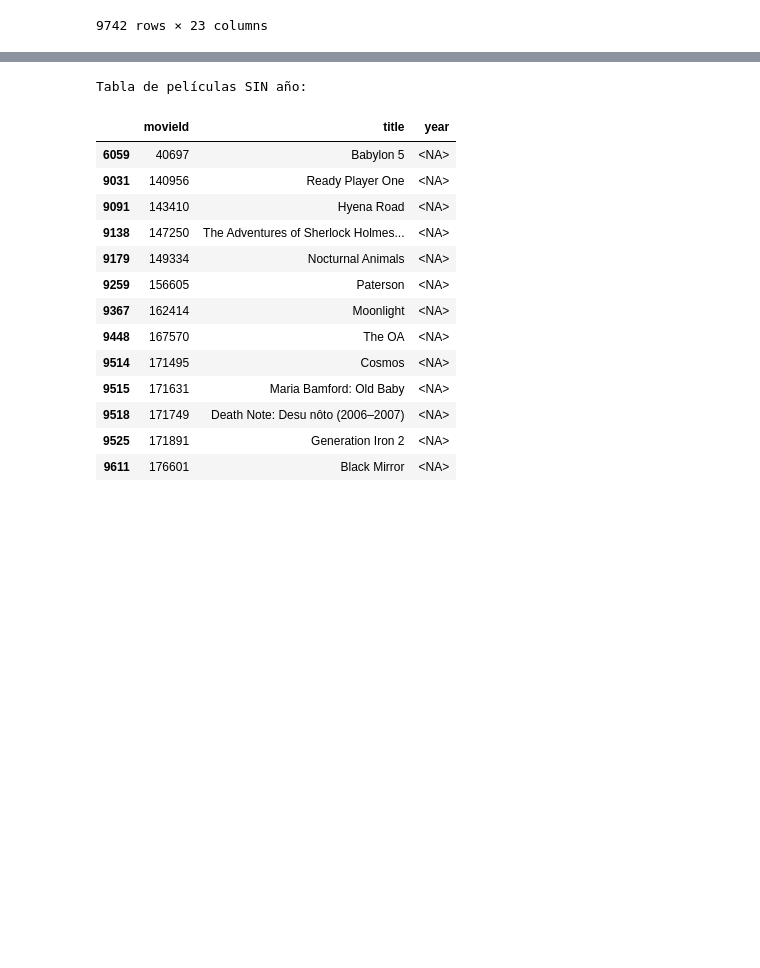
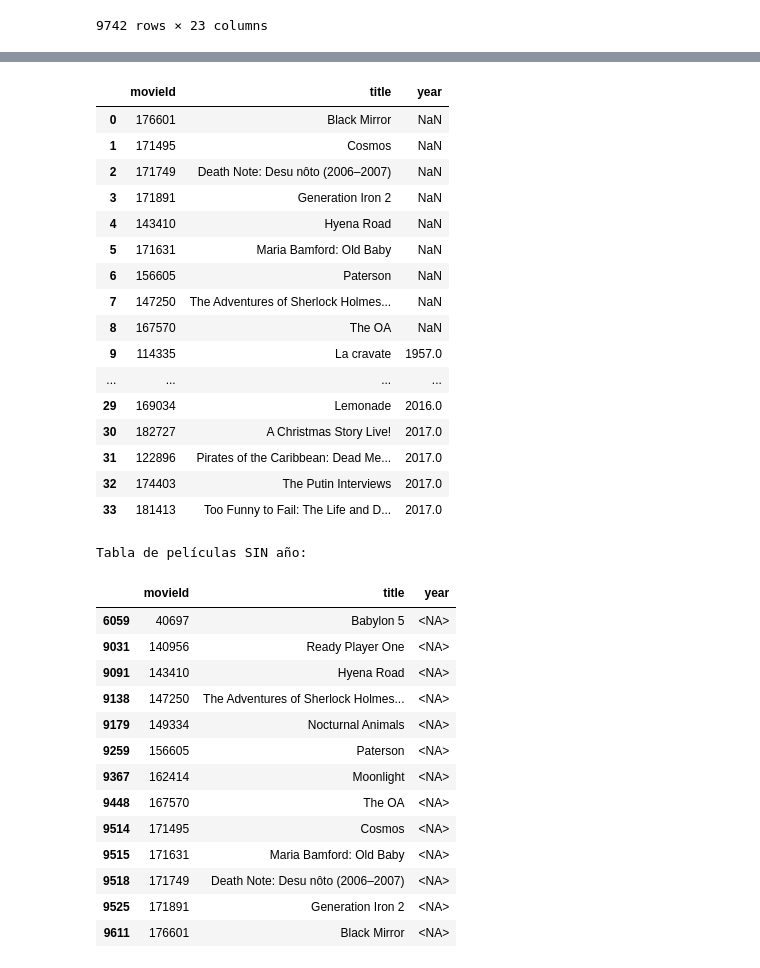
Before and after one commit to ValentinaJimenezTorres/A3_marketing, a Jupyter notebook: b_exploracion_limpieza.ipynb, the cells around one changed output, grey strips where cells are left out. Saved outputs shown, nothing was run; the diff lists cells and outputs as text; code cells hidden in the pictures; blank space fills up the shorter version.

```diff
--- a/b_exploracion_limpieza.ipynb
+++ b/b_exploracion_limpieza.ipynb
@@ -37,7 +37,7 @@ os.chdir(path) #Subir y descargar archivos de la ruta del repositorio de trabajo
 # %% [markdown]
 ## Conexión
 # %%
-con = sql.connect('data/db_movies_c') #Conectarse a la base de datos existente y transportar datos
+con = sql.connect('data/db_movies_c1') #Conectarse a la base de datos existente y transportar datos
 cur = con.cursor() #Otra conexión (cursor) para ejecutar las consultas en la bd sin traer ni llevar info
 # %%
 #Consultar qué tablas disponibles tiene la bd
@@ -178,3 +212,29 @@ movies_con_generos
+# %%
+# obtener los detalles de las películas sin género
+pd.read_sql("""
+    SELECT movieId, title, year
+    FROM movies_clean
+    WHERE "(no genres listed)" = 1
+    ORDER BY year, title
+""", con)
+# %% [output]
+|  | movieId | title | year |
+| 0 | 176601 | Black Mirror | NaN |
+| 1 | 171495 | Cosmos | NaN |
+| 2 | 171749 | Death Note: Desu nôto (2006–2007) | NaN |
+| 3 | 171891 | Generation Iron 2 | NaN |
+| 4 | 143410 | Hyena Road | NaN |
+| 5 | 171631 | Maria Bamford: Old Baby | NaN |
+| 6 | 156605 | Paterson | NaN |
+| 7 | 147250 | The Adventures of Sherlock Holmes... | NaN |
+| 8 | 167570 | The OA | NaN |
+| 9 | 114335 | La cravate | 1957.0 |
+| ... | ... | ... | ... |
+| 29 | 169034 | Lemonade | 2016.0 |
+| 30 | 182727 | A Christmas Story Live! | 2017.0 |
+| 31 | 122896 | Pirates of the Caribbean: Dead Me... | 2017.0 |
+| 32 | 174403 | The Putin Interviews | 2017.0 |
+| 33 | 181413 | Too Funny to Fail: The Life and D... | 2017.0 |
 # %%
 # Filtrar películas sin año (NaN en la columna 'year')
 peliculas_sin_anio = movies_con_generos[movies_con_generos['year'].isna()]
```
Also changed, not shown: parts of 5 cells of this notebook, 1 other file.
